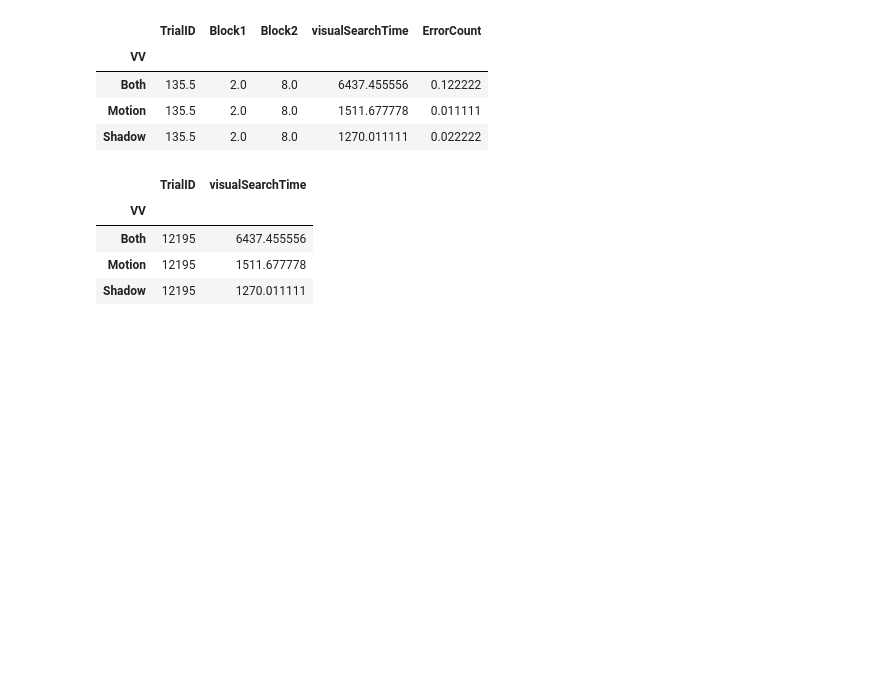
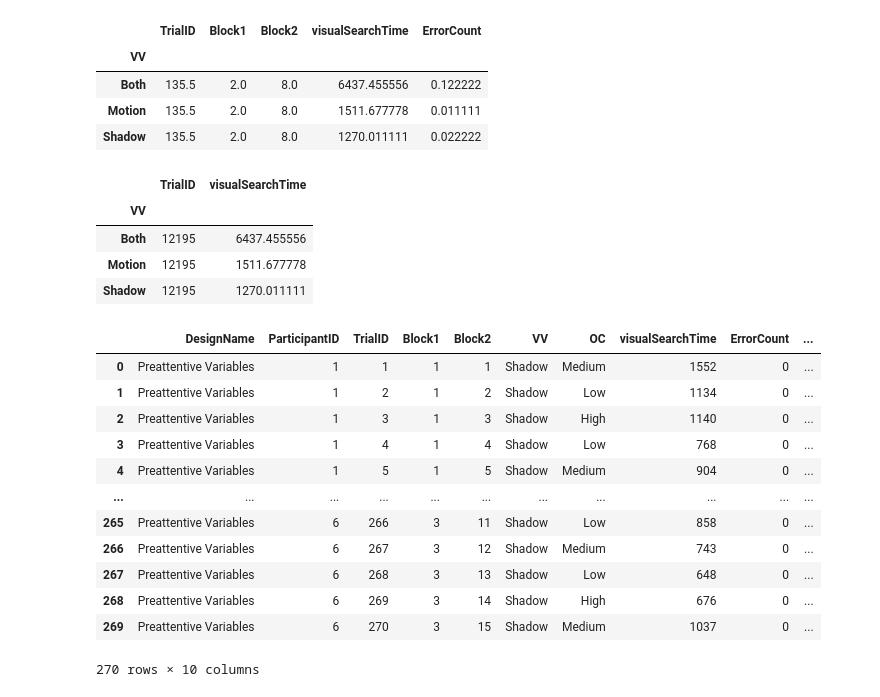
Before and after one commit to Compaagnie/ExperimentalDesign, a Jupyter notebook: Statistical_Analisys.ipynb, the cells around one changed output. Saved outputs shown, nothing was run; the diff lists cells and outputs as text; code cells hidden in the pictures; blank space fills up the shorter version.

```diff
--- a/Statistical_Analisys.ipynb
+++ b/Statistical_Analisys.ipynb
@@ -94,3 +110,24 @@ data.groupby('VV').aggregate({'TrialID': 'sum', 'visualSearchTime': 'mean'})
 | Both | 12195 | 6437.455556 |
 | Motion | 12195 | 1511.677778 |
 | Shadow | 12195 | 1270.011111 |
+# %%
+OCAsStr = data['OC'].copy().astype('str')
+# make a copy of column ID and change its type from float to str
+VVAsStr = data['VV'].copy().astype('str')
+# now that we have strings, we can concatenate them using function 'cat'
+data['Condition: OC, VV'] = OCAsStr.str.cat(VVAsStr, sep=", ")
+data
+# %% [output]
+|  | DesignName | ParticipantID | TrialID | Block1 | Block2 | VV | OC | visualSearchTime | ErrorCount | ... |
+| 0 | Preattentive Variables | 1 | 1 | 1 | 1 | Shadow | Medium | 1552 | 0 | ... |
+| 1 | Preattentive Variables | 1 | 2 | 1 | 2 | Shadow | Low | 1134 | 0 | ... |
+| 2 | Preattentive Variables | 1 | 3 | 1 | 3 | Shadow | High | 1140 | 0 | ... |
+| 3 | Preattentive Variables | 1 | 4 | 1 | 4 | Shadow | Low | 768 | 0 | ... |
+| 4 | Preattentive Variables | 1 | 5 | 1 | 5 | Shadow | Medium | 904 | 0 | ... |
+| ... | ... | ... | ... | ... | ... | ... | ... | ... | ... | ... |
+| 265 | Preattentive Variables | 6 | 266 | 3 | 11 | Shadow | Low | 858 | 0 | ... |
+| 266 | Preattentive Variables | 6 | 267 | 3 | 12 | Shadow | Medium | 743 | 0 | ... |
+| 267 | Preattentive Variables | 6 | 268 | 3 | 13 | Shadow | Low | 648 | 0 | ... |
+| 268 | Preattentive Variables | 6 | 269 | 3 | 14 | Shadow | High | 676 | 0 | ... |
+| 269 | Preattentive Variables | 6 | 270 | 3 | 15 | Shadow | Medium | 1037 | 0 | ... |
+270 rows × 10 columns
```
Also changed, not shown: parts of 14 cells of this notebook.
